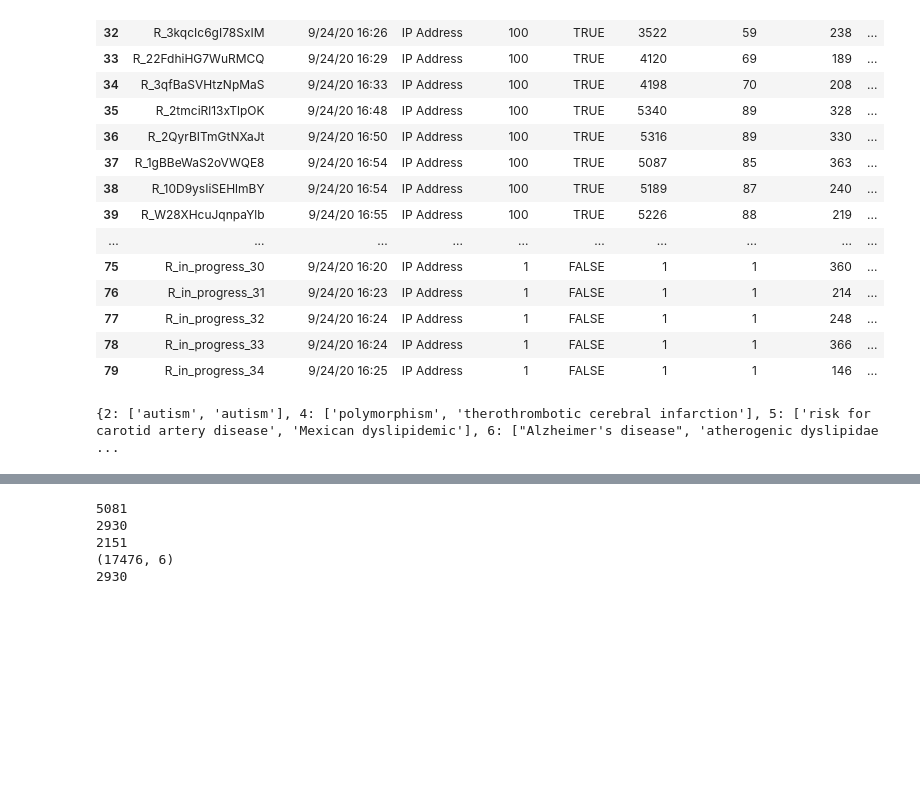
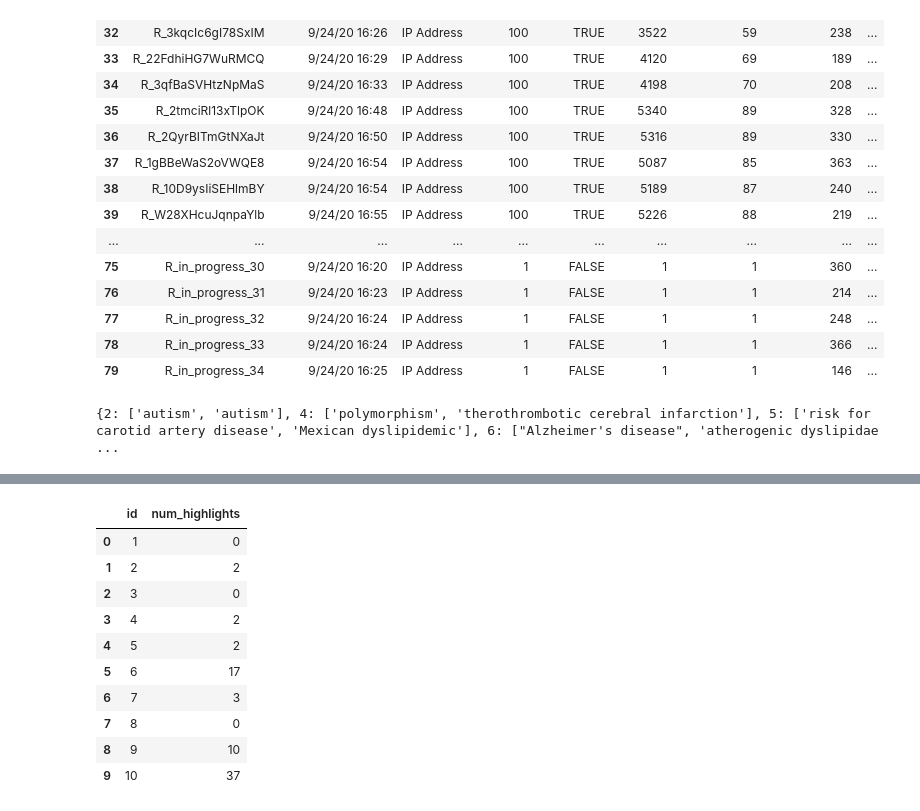
Before and after one commit to irbraun/snpedia-nlp, a Jupyter notebook: notebooks/4_parsing_survey_results.ipynb, the cells around one changed output, grey strips where cells are left out. Saved outputs shown, nothing was run; the diff lists cells and outputs as text; code cells hidden in the pictures; blank space fills up the shorter version.

```diff
--- a/notebooks/parsing_survey_results.ipynb
+++ b/notebooks/4_parsing_survey_results.ipynb
@@ -40,7 +37,7 @@ RESPONSES_OUTPUT_PATH = "../data/S{}_processed_survey_responses_{}.csv".format(r
 SURVEY_TAKERS_OUTPUT_PATH = "../data/S{}_processed_survey_takers_{}.csv".format(random_six_digit_number, datetime_str)
 SNPS_AND_SNIPPETS_OUTPUT_PATH = "../data/S{}_snps_and_snippets_{}.csv".format(random_six_digit_number, datetime_str)
 SNPS_AND_CONTEXTS_OUTPUT_PATH = "../data/S{}_snps_and_contexts_{}.csv".format(random_six_digit_number, datetime_str)
-REMAINING_IDS_OUTPUT_PATH = "../data/S_v1_{}_remaining_ids_{}.json".format(random_six_digit_number, datetime_str)
+NUM_ANNOTATIONS_PATH = "../data/S{}_number_of_annotations_per_id_{}.csv".format(random_six_digit_number, datetime_str)
 # %%
 # Create an output file that makes a not of which input files were used for these results.
 with open(FILENAMES_OUTPUT_PATH, "w") as f:
@@ -404,27 +416,29 @@ modified_df.head(20)
-# %%
-# Which texts were annotated with snippets in the survey, and which haven't been touched yet?
-all_ids = [int(i) for i in pd.unique(source_df["id"])]
-ann_ids = [int(i) for i in pd.unique(modified_df["id"])]
-
-print(len(all_ids))
-print(len(ann_ids))
-ids_with_no_responses = list(set(all_ids)-set(ann_ids))
-print(len(ids_with_no_responses))
-
-with open(REMAINING_IDS_OUTPUT_PATH, "w") as f:
-    data = {"ids":ids_with_no_responses}
-    json.dump(data, f)
-
-
-
-print(modified_df.shape)
-print(len(pd.unique(modified_df["id"])))
-# %% [output]
-5081
-2930
-2151
-(17476, 6)
-2930
+# %%
+# Check all IDs for unique texts and see how many times they were annotated here.
+id_to_num_annotations = {}
+for i in original_df["id"].values:
+    # This ID was annotated atleast once, it was in the results dataframe for this survey.
+    if i in snippets_per_id:
+        id_to_num_annotations[i] = snippets_per_id[i]
+    else:
+        id_to_num_annotations[i] = 0
+
+# Save that information to a file.
+num_ann_df = pd.DataFrame({"id":list(id_to_num_annotations.keys()),"num_highlights":list(id_to_num_annotations.values())})
+num_ann_df.to_csv(NUM_ANNOTATIONS_PATH, index=False)
+num_ann_df.head(10)
+# %% [output]
+|  | id | num_highlights |
+| 0 | 1 | 0 |
+| 1 | 2 | 2 |
+| 2 | 3 | 0 |
+| 3 | 4 | 2 |
+| 4 | 5 | 2 |
+| 5 | 6 | 17 |
+| 6 | 7 | 3 |
+| 7 | 8 | 0 |
+| 8 | 9 | 10 |
+| 9 | 10 | 37 |
 # %%
 # Save that dataframe as a new CSV file with just the final cleaned text snippets for each gene and SNP.
 modified_df = modified_df[["gene","snp","snippet"]]
```
Also changed, not shown: parts of 10 cells of this notebook, 16 other files.
